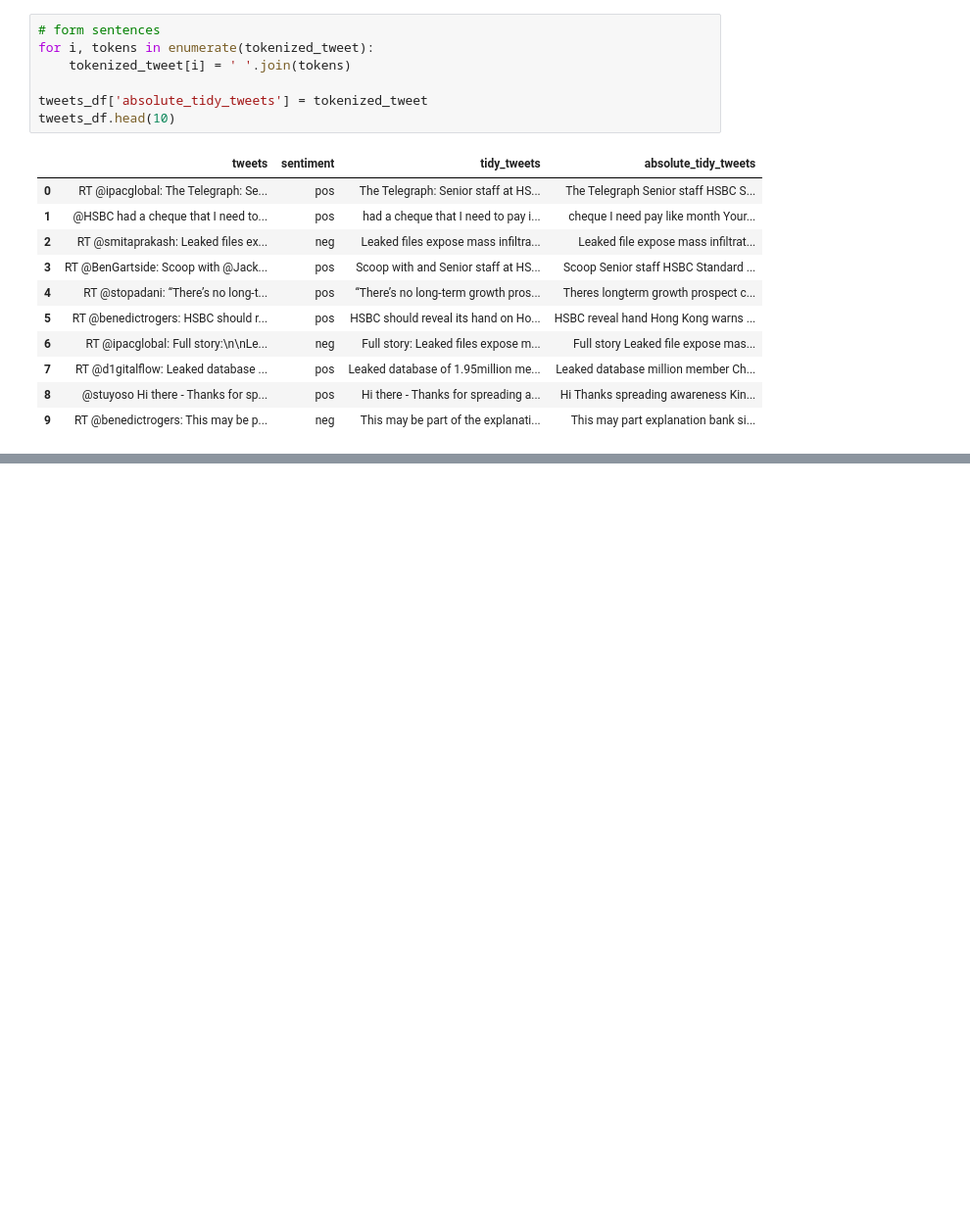
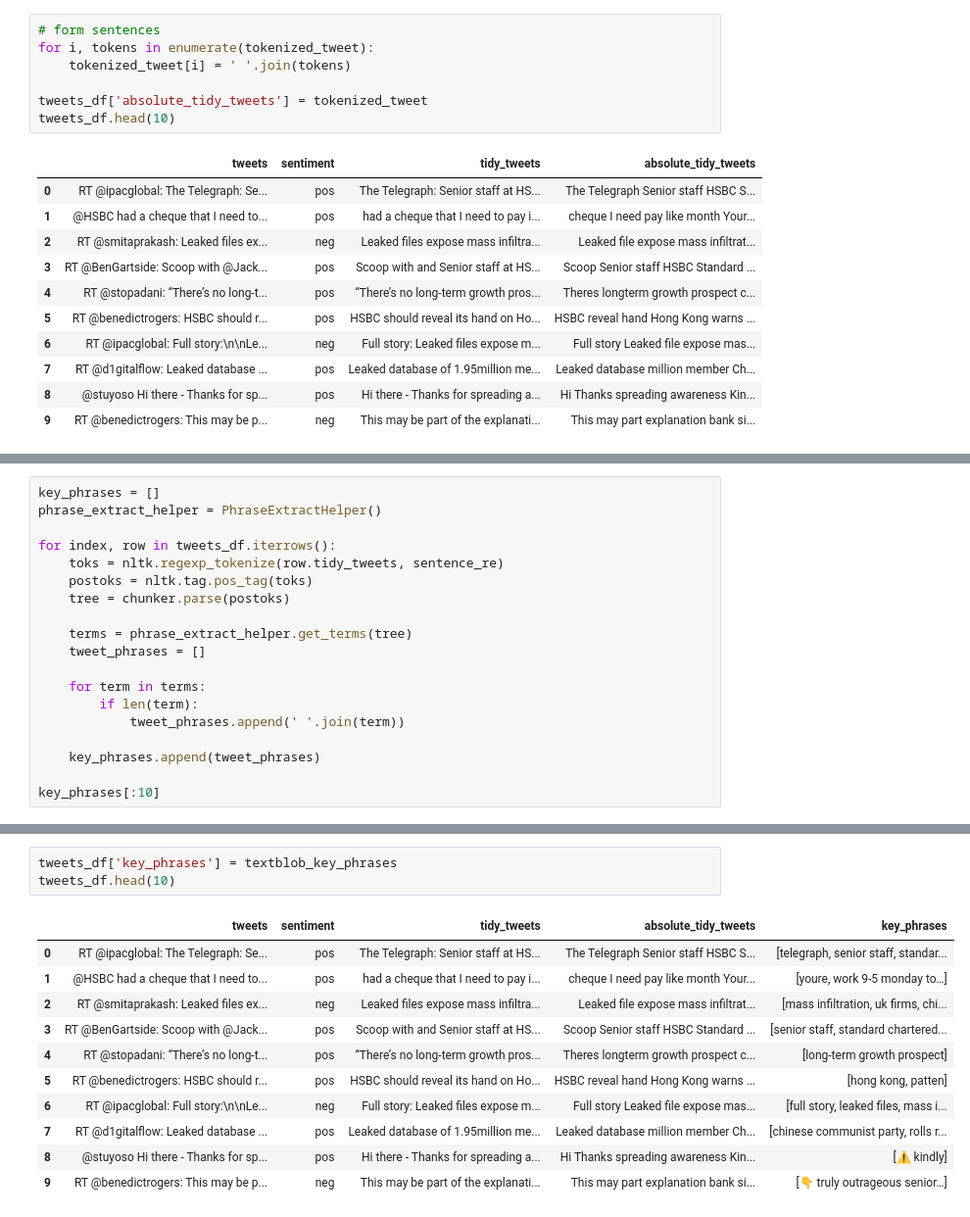
Before and after one commit to Ashishkhurana01/NLP, a Jupyter notebook: Sentiment_Analysis_updated.ipynb, the cells around one changed output, grey strips where cells are left out. Shown at 98% size. Cells and saved outputs as stored; diff of their text form; blank space fills up the shorter version.

```diff
--- a/Sentiment_Analysis_updated.ipynb
+++ b/Sentiment_Analysis_updated.ipynb
@@ -393,0 +443,19 @@ tweets_df.head(10)
+# %%
+key_phrases = []
+phrase_extract_helper = PhraseExtractHelper()
+
+for index, row in tweets_df.iterrows():
+    toks = nltk.regexp_tokenize(row.tidy_tweets, sentence_re)
+    postoks = nltk.tag.pos_tag(toks)
+    tree = chunker.parse(postoks)
+
+    terms = phrase_extract_helper.get_terms(tree)
+    tweet_phrases = []
+
+    for term in terms:
+        if len(term):
+            tweet_phrases.append(' '.join(term))
+
+    key_phrases.append(tweet_phrases)
+
+key_phrases[:10]
@@ -393,0 +514,15 @@ tweets_df.head(10)
+# %%
+tweets_df['key_phrases'] = textblob_key_phrases
+tweets_df.head(10)
+# %% [output]
+|  | tweets | sentiment | tidy_tweets | absolute_tidy_tweets | key_phrases |
+| 0 | RT @ipacglobal: The Telegraph: Se... | pos | The Telegraph: Senior staff at HS... | The Telegraph Senior staff HSBC S... | [telegraph, senior staff, standar... |
+| 1 | @HSBC had a cheque that I need to... | pos | had a cheque that I need to pay i... | cheque I need pay like month Your... | [youre, work 9-5 monday to…] |
+| 2 | RT @smitaprakash: Leaked files ex... | neg | Leaked files expose mass infiltra... | Leaked file expose mass infiltrat... | [mass infiltration, uk firms, chi... |
+| 3 | RT @BenGartside: Scoop with @Jack... | pos | Scoop with and Senior staff at HS... | Scoop Senior staff HSBC Standard ... | [senior staff, standard chartered... |
+| 4 | RT @stopadani: “There’s no long-t... | pos | “There’s no long-term growth pros... | Theres longterm growth prospect c... | [long-term growth prospect] |
+| 5 | RT @benedictrogers: HSBC should r... | pos | HSBC should reveal its hand on Ho... | HSBC reveal hand Hong Kong warns ... | [hong kong, patten] |
+| 6 | RT @ipacglobal: Full story:\n\nLe... | neg | Full story: Leaked files expose m... | Full story Leaked file expose mas... | [full story, leaked files, mass i... |
+| 7 | RT @d1gitalflow: Leaked database ... | pos | Leaked database of 1.95million me... | Leaked database million member Ch... | [chinese communist party, rolls r... |
+| 8 | @stuyoso Hi there - Thanks for sp... | pos | Hi there - Thanks for spreading a... | Hi Thanks spreading awareness Kin... | [⚠️ kindly] |
+| 9 | RT @benedictrogers: This may be p... | neg | This may be part of the explanati... | This may part explanation bank si... | [👇 truly outrageous senior…] |
```
Also changed, not shown: parts of 14 cells of this notebook.
